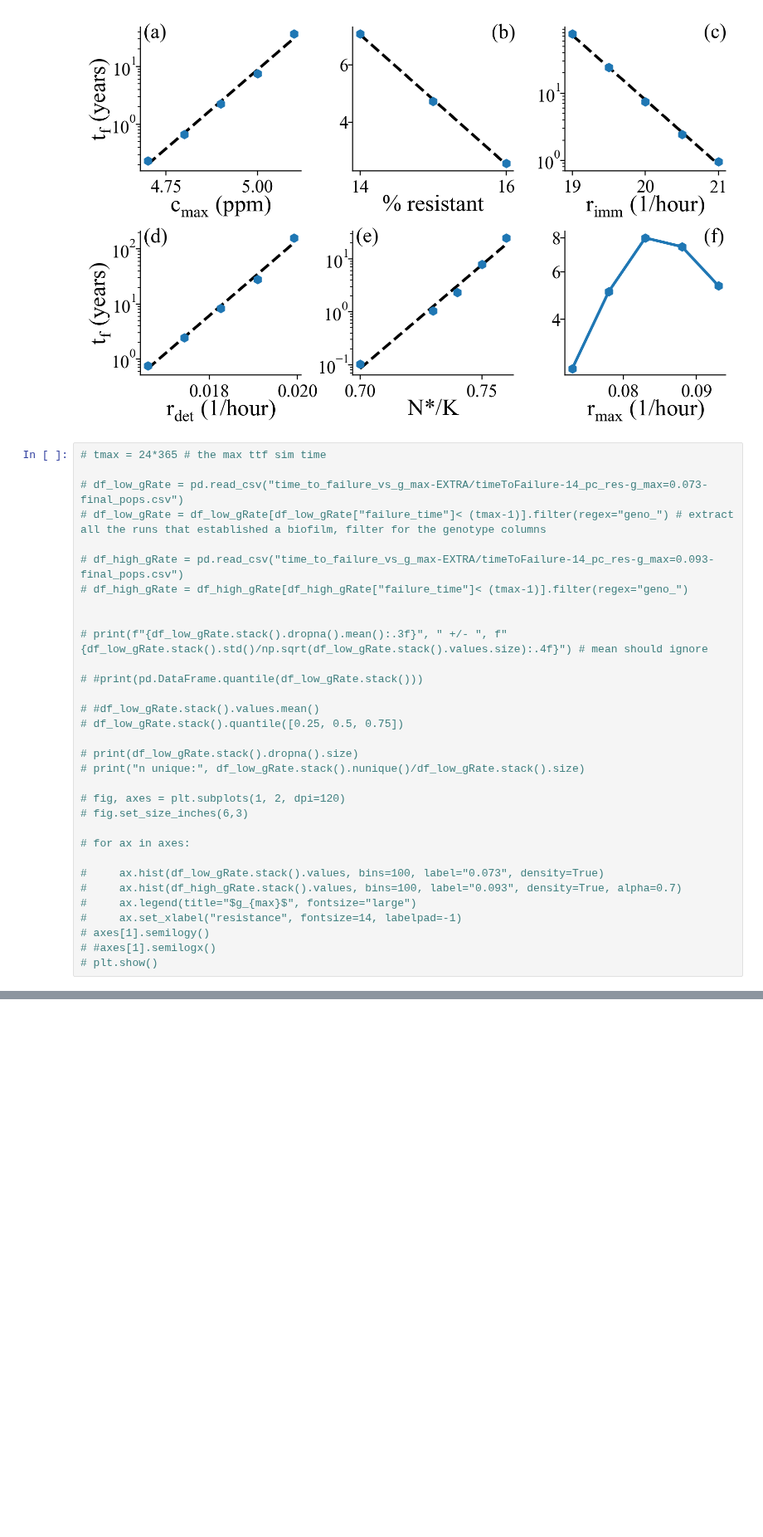
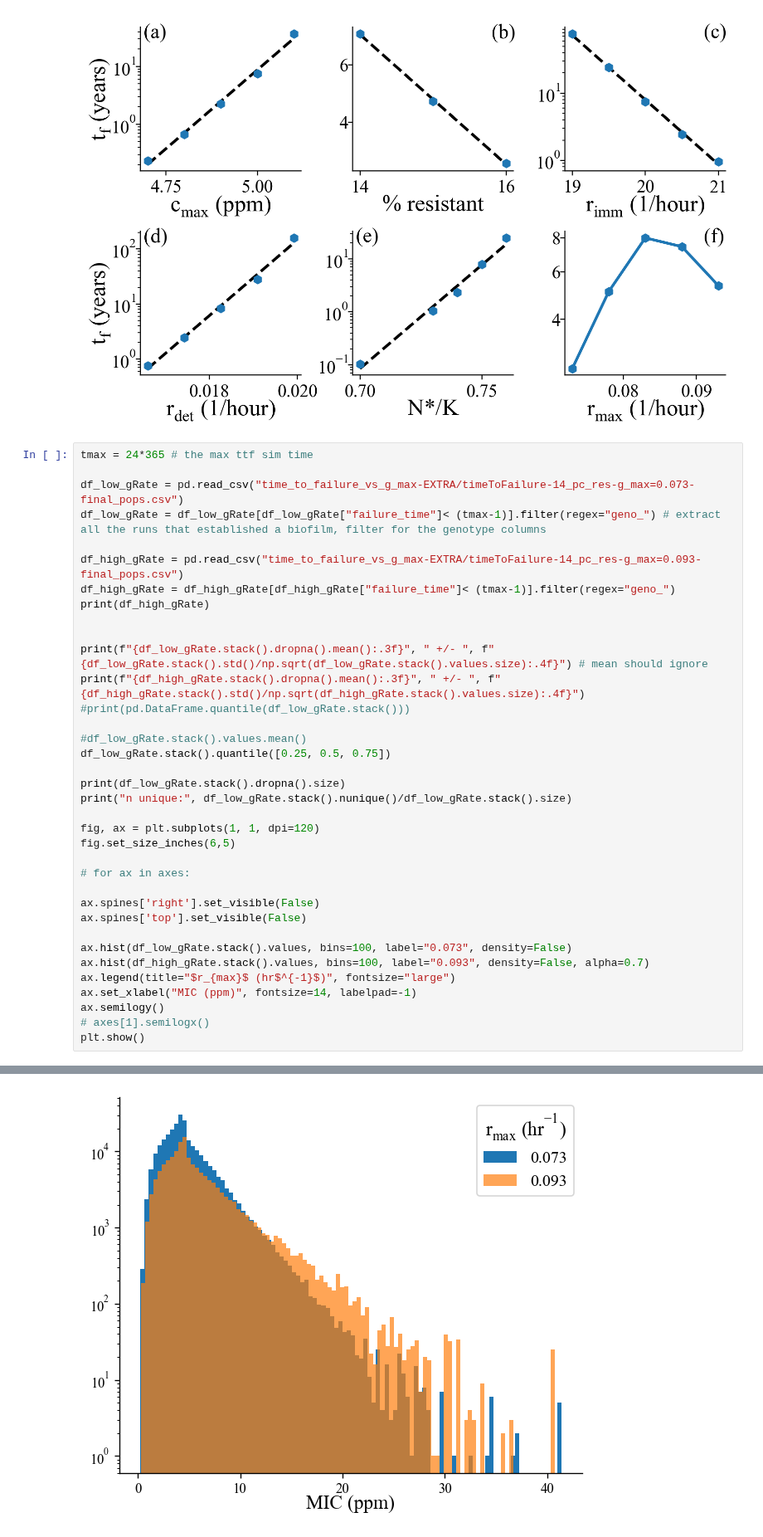
Before and after one commit to patricksinclair/multispecies_postprocessing, a Jupyter notebook: geno_distbs/varying_susceps/ttf_analyser.ipynb, the cells around one changed output, grey strips where cells are left out. Shown at 83% size. Cells and saved outputs as stored; diff of their text form; blank space fills up the shorter version.

```diff
--- a/geno_distbs/varying_susceps/ttf_analyser.ipynb
+++ b/geno_distbs/varying_susceps/ttf_analyser.ipynb
@@ -438,34 +438,39 @@ plot_ttf_vs_x_param(ttf_vs_x_param_list=ttf_vs_x_list)
 # %% [output]
 [figure]
 # %%
-# tmax = 24*365 # the max ttf sim time
+tmax = 24*365 # the max ttf sim time
 
-# df_low_gRate = pd.read_csv("time_to_failure_vs_g_max-EXTRA/timeToFailure-14_pc_res-g_max=0.073-final_pops.csv")
-# df_low_gRate = df_low_gRate[df_low_gRate["failure_time"]< (tmax-1)].filter(regex="geno_") # extract all the runs that established a biofilm, filter for the genotype columns
+df_low_gRate = pd.read_csv("time_to_failure_vs_g_max-EXTRA/timeToFailure-14_pc_res-g_max=0.073-final_pops.csv")
+df_low_gRate = df_low_gRate[df_low_gRate["failure_time"]< (tmax-1)].filter(regex="geno_") # extract all the runs that established a biofilm, filter for the genotype columns
 
-# df_high_gRate = pd.read_csv("time_to_failure_vs_g_max-EXTRA/timeToFailure-14_pc_res-g_max=0.093-final_pops.csv")
-# df_high_gRate = df_high_gRate[df_high_gRate["failure_time"]< (tmax-1)].filter(regex="geno_")
+df_high_gRate = pd.read_csv("time_to_failure_vs_g_max-EXTRA/timeToFailure-14_pc_res-g_max=0.093-final_pops.csv")
+df_high_gRate = df_high_gRate[df_high_gRate["failure_time"]< (tmax-1)].filter(regex="geno_")
+print(df_high_gRate)
 
 
-# print(f"{df_low_gRate.stack().dropna().mean():.3f}", " +/- ", f"{df_low_gRate.stack().std()/np.sqrt(df_low_gRate.stack().values.size):.4f}") # mean should ignore
+print(f"{df_low_gRate.stack().dropna().mean():.3f}", " +/- ", f"{df_low_gRate.stack().std()/np.sqrt(df_low_gRate.stack().values.size):.4f}") # mean should ignore
+print(f"{df_high_gRate.stack().dropna().mean():.3f}", " +/- ", f"{df_high_gRate.stack().std()/np.sqrt(df_high_gRate.stack().values.size):.4f}")
+#print(pd.DataFrame.quantile(df_low_gRate.stack()))
 
-# #print(pd.DataFrame.quantile(df_low_gRate.stack()))
+#df_low_gRate.stack().values.mean()
+df_low_gRate.stack().quantile([0.25, 0.5, 0.75])
 
-# #df_low_gRate.stack().values.mean()
-# df_low_gRate.stack().quantile([0.25, 0.5, 0.75])
+print(df_low_gRate.stack().dropna().size)
+print("n unique:", df_low_gRate.stack().nunique()/df_low_gRate.stack().size)
 
-# print(df_low_gRate.stack().dropna().size)
-# print("n unique:", df_low_gRate.stack().nunique()/df_low_gRate.stack().size)
-
-# fig, axes = plt.subplots(1, 2, dpi=120)
-# fig.set_size_inches(6,3)
+fig, ax = plt.subplots(1, 1, dpi=120)
+fig.set_size_inches(6,5)
 
 # for ax in axes:
 
-#     ax.hist(df_low_gRate.stack().values, bins=100, label="0.073", density=True)
-#     ax.hist(df_high_gRate.stack().values, bins=100, label="0.093", density=True, alpha=0.7)
-#     ax.legend(title="$g_{max}$", fontsize="large")
-#     ax.set_xlabel("resistance", fontsize=14, labelpad=-1)
-# axes[1].semilogy()
-# #axes[1].semilogx()
-# plt.show()
+ax.spines['right'].set_visible(False)
+ax.spines['top'].set_visible(False)
+
+ax.hist(df_low_gRate.stack().values, bins=100, label="0.073", density=False)
+ax.hist(df_high_gRate.stack().values, bins=100, label="0.093", density=False, alpha=0.7)
+ax.legend(title="$r_{max}$ (hr$^{-1}$)", fontsize="large")
+ax.set_xlabel("MIC (ppm)", fontsize=14, labelpad=-1)
+ax.semilogy()
+# axes[1].semilogx()
+plt.show()
+# %% [output]
@@ -472,3 +494,4 @@ plot_ttf_vs_x_param(ttf_vs_x_param_list=ttf_vs_x_list)
+[figure, added]
 # %%
 # # df_high_gRate = pd.read_csv("time_to_failure_vs_g_max-EXTRA/timeToFailure-14_pc_res-g_max=0.093-final_pops.csv")
 
```
Also changed, not shown: parts of 2 cells of this notebook, 1 other file.
